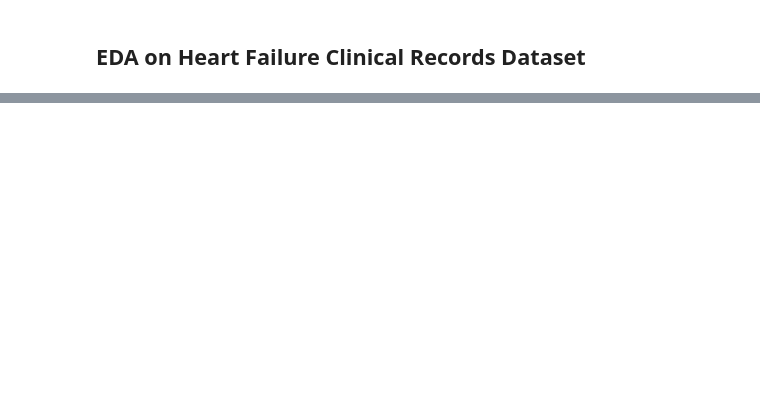
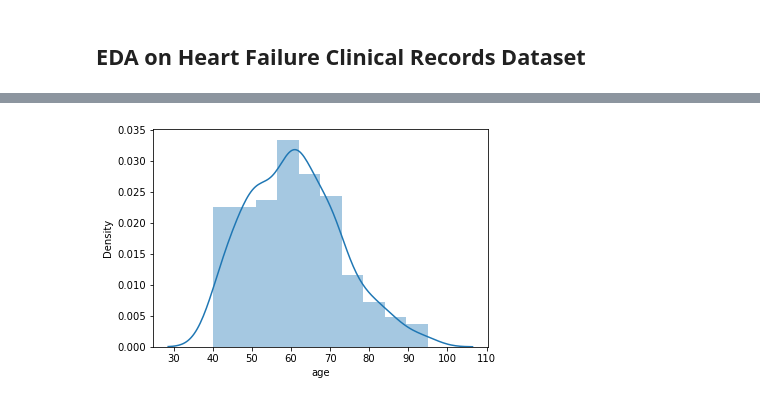
Before and after one commit to Noorain-Raza-coder/EDA-Heart-Failure, a Jupyter notebook: Heart_failure_EDA.ipynb, the cells around one changed output, grey strips where cells are left out. Saved outputs shown, nothing was run; the diff lists cells and outputs as text; code cells hidden in the pictures; blank space fills up the shorter version.

```diff
--- a/Heart_failure_EDA.ipynb
+++ b/Heart_failure_EDA.ipynb
@@ -46,0 +205,5 @@ Time: Follow-up period (in days) for the patient's condition (numeric).
+# %%
+sns.distplot(df['age'])
+plt.show()
+# %% [output]
+[figure, added]
```
Also changed, not shown: parts of 62 cells of this notebook.
